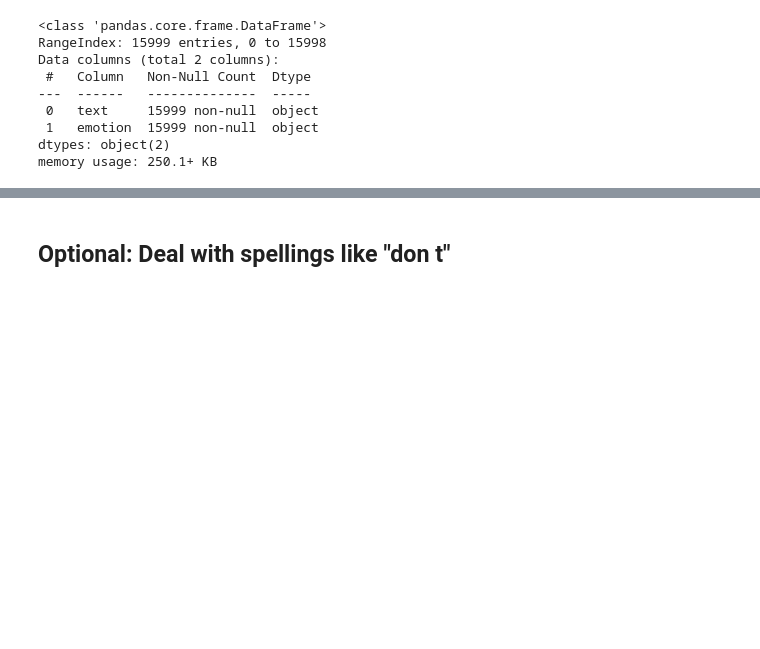
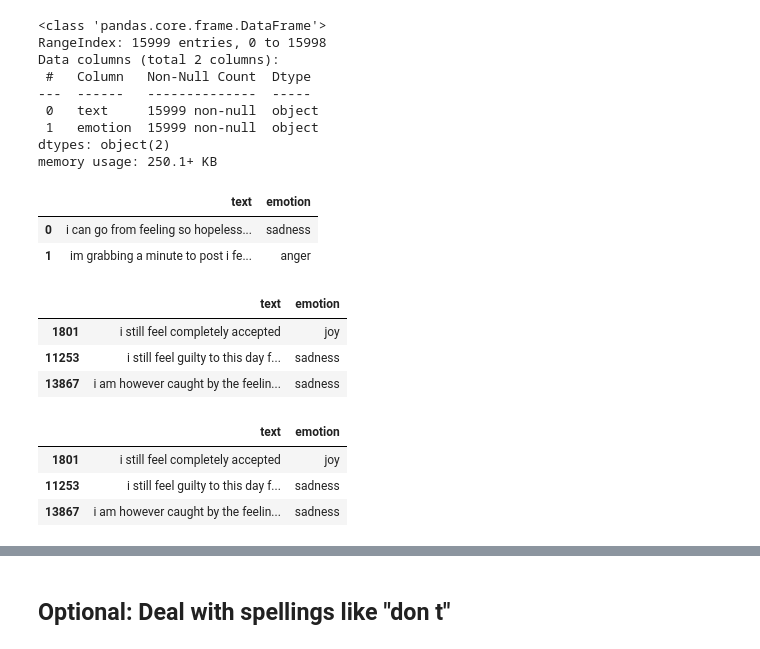
Before and after one commit to Yichen-Z/cis583_project, a Jupyter notebook: emotion_data.ipynb, the cells around one changed output, grey strips where cells are left out. Saved outputs shown, nothing was run; the diff lists cells and outputs as text; code cells hidden in the pictures; blank space fills up the shorter version.

```diff
--- a/emotion_data.ipynb
+++ b/emotion_data.ipynb
@@ -23,0 +34,14 @@ memory usage: 250.1+ KB
+# %%
+edf.head(2)
+# %% [output]
+|  | text | emotion |
+| 0 | i can go from feeling so hopeless... | sadness |
+| 1 | im grabbing a minute to post i fe... | anger |
+# %%
+edf = edf.sample(frac=1, random_state=random_seed)
+edf.head(3)
+# %% [output]
+|  | text | emotion |
+| 1801 | i still feel completely accepted | joy |
+| 11253 | i still feel guilty to this day f... | sadness |
+| 13867 | i am however caught by the feelin... | sadness |
@@ -23,0 +50,8 @@ memory usage: 250.1+ KB
+# %%
+validation_df = edf[:val_size].copy()
+validation_df.head(3)
+# %% [output]
+|  | text | emotion |
+| 1801 | i still feel completely accepted | joy |
+| 11253 | i still feel guilty to this day f... | sadness |
+| 13867 | i am however caught by the feelin... | sadness |
```
Also changed, not shown: parts of 61 cells of this notebook.
